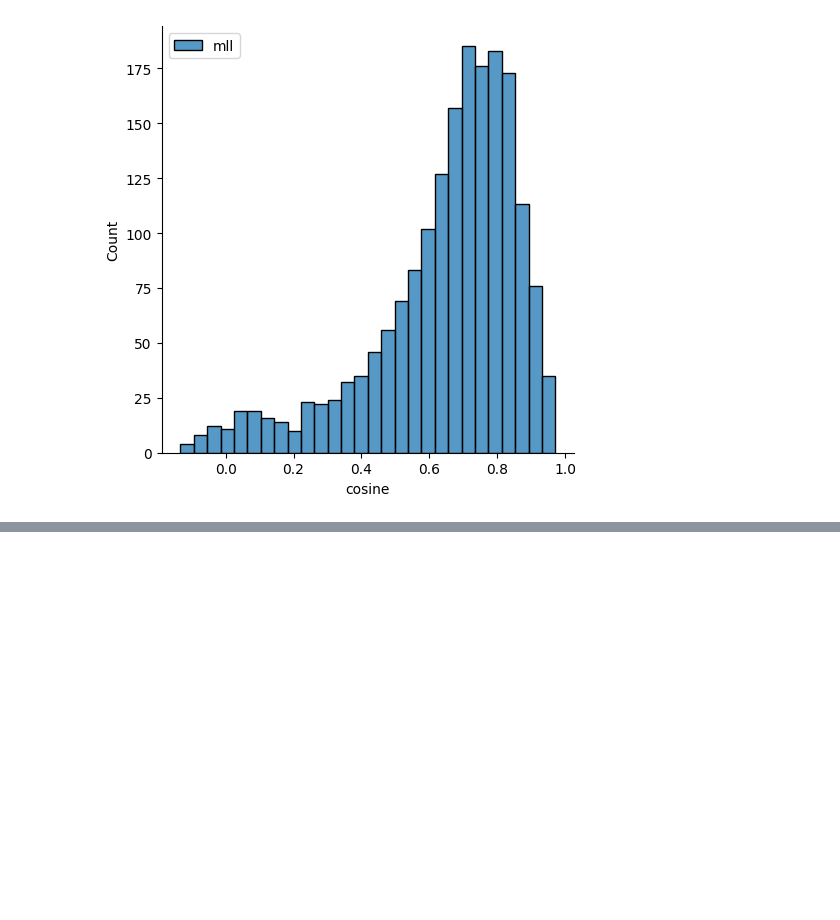
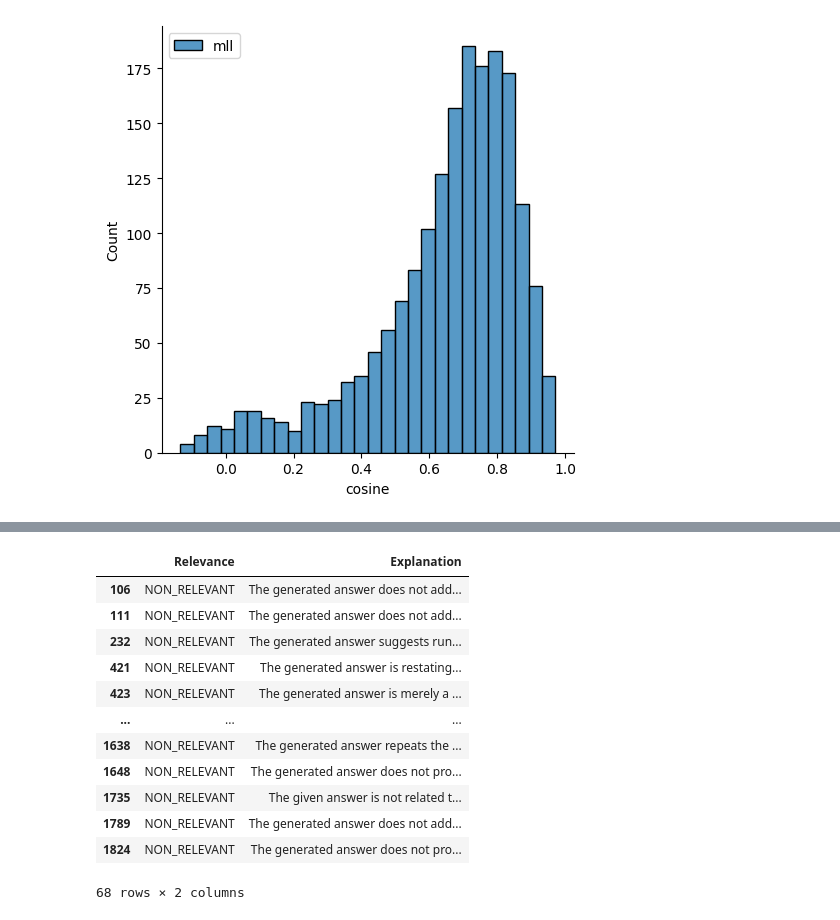
Before and after one commit to HagerAhmed/llm-zoomcamp, a Jupyter notebook: 03-evaluation/3.3- offline-rag-evaluation.ipynb, the cells around one changed output, grey strips where cells are left out. Drawn from its saved outputs; the diff is of its cells as text; code cells hidden in the pictures; blank space fills up the shorter version.

```diff
--- a/03-evaluation/3.3- offline-rag-evaluation.ipynb
+++ b/03-evaluation/3.3- offline-rag-evaluation.ipynb
@@ -378,0 +611,33 @@ plt.legend()
+# %%
+evaluations_2 = []
+
+for record in tqdm(dict_llm):
+    prompt = prompt2_template.format(**record)
+    evaluation = llm(prompt)
+    evaluations_2.append(evaluation)
+# %%
+# json_evaluations_2 = []
+
+# for i, str_eval in enumerate(evaluations_2):
+#     try:
+#         json_eval = json.loads(str_eval)
+
+#         if isinstance(json_eval, list):
+#             print(f"Warning: Evaluation {i} is a list, not a dict. Using first element.")
+#             if len(json_eval) > 0:
+#                 json_evaluations_2.append(json_eval[0])
+#             else:
+#                 print(f"Warning: Empty list at index {i}, skipping.")
+#         elif isinstance(json_eval, dict):
+#             json_evaluations_2.append(json_eval)
+#         else:
+#             print(f"Unexpected type at index {i}: {type(json_eval)} — skipping.")
+
+#     except json.JSONDecodeError as e:
+#         print(f"JSON error at index {i}: {e} — skipping.")
+
+json_evaluations_2 = []
+
+for i, str_eval in enumerate(evaluations_2):
+    json_eval = json.loads(str_eval)
+    json_evaluations_2.append(json_eval)
@@ -378,0 +650,18 @@ plt.legend()
+# %%
+df_evl_2 = pd.DataFrame(json_evaluations_2)
+# %%
+df_evl_2[df_evl_2.Relevance == 'NON_RELEVANT']
+# %% [output]
+|  | Relevance | Explanation |
+| 106 | NON_RELEVANT | The generated answer does not add... |
+| 111 | NON_RELEVANT | The generated answer does not add... |
+| 232 | NON_RELEVANT | The generated answer suggests run... |
+| 421 | NON_RELEVANT | The generated answer is restating... |
+| 423 | NON_RELEVANT | The generated answer is merely a ... |
+| ... | ... | ... |
+| 1638 | NON_RELEVANT | The generated answer repeats the ... |
+| 1648 | NON_RELEVANT | The generated answer does not pro... |
+| 1735 | NON_RELEVANT | The given answer is not related t... |
+| 1789 | NON_RELEVANT | The generated answer does not add... |
+| 1824 | NON_RELEVANT | The generated answer does not pro... |
+68 rows × 2 columns
```
Also changed, not shown: parts of 30 cells of this notebook, 2 other files.
